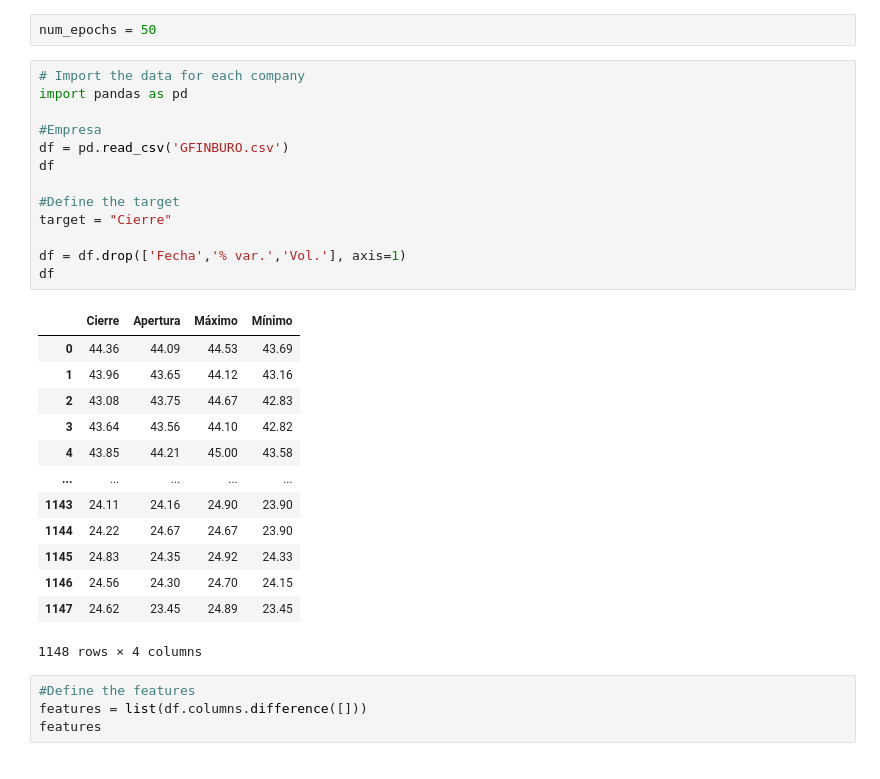
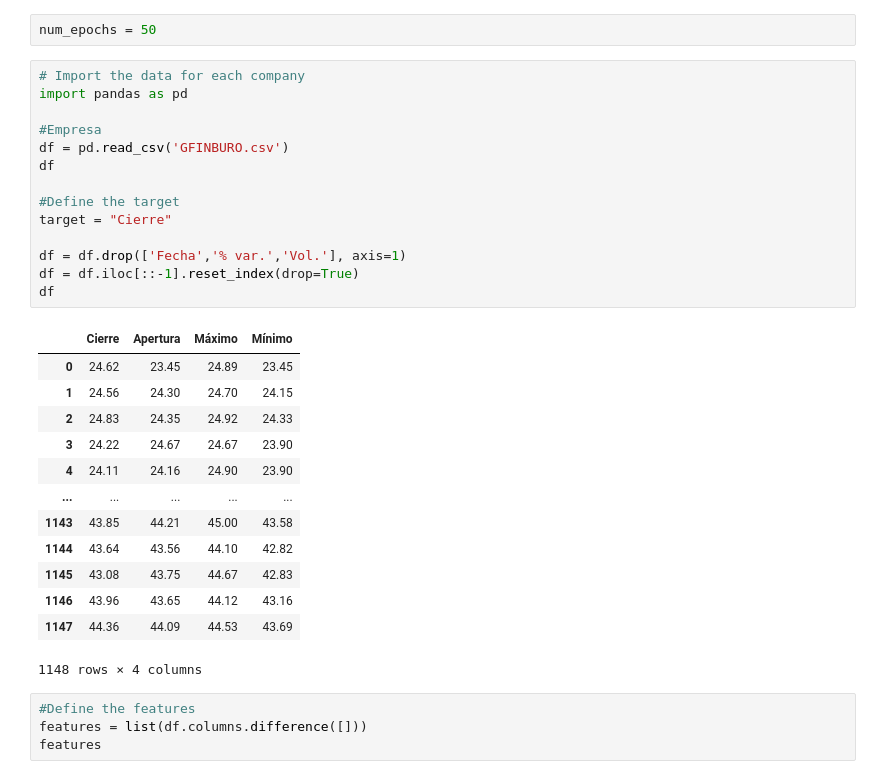
Before and after one commit to JordiFGonzalezC/QLSTM_Close, a Jupyter notebook: QLSTM-CierreForecasting-INBURSA.ipynb, the cells around one changed output. Drawn from its saved outputs; the diff is of its cells as text.

```diff
--- a/QLSTM-CierreForecasting-INBURSA.ipynb
+++ b/QLSTM-CierreForecasting-INBURSA.ipynb
@@ -3,29 +3,30 @@ num_epochs = 50
 # %%
 # Import the data for each company
 import pandas as pd
 
 #Empresa
 df = pd.read_csv('GFINBURO.csv')
 df
 
 #Define the target
 target = "Cierre"
 
 df = df.drop(['Fecha','% var.','Vol.'], axis=1)
+df = df.iloc[::-1].reset_index(drop=True)
 df
 # %% [output]
 |  | Cierre | Apertura | Máximo | Mínimo |
-| 0 | 44.36 | 44.09 | 44.53 | 43.69 |
-| 1 | 43.96 | 43.65 | 44.12 | 43.16 |
-| 2 | 43.08 | 43.75 | 44.67 | 42.83 |
-| 3 | 43.64 | 43.56 | 44.10 | 42.82 |
-| 4 | 43.85 | 44.21 | 45.00 | 43.58 |
+| 0 | 24.62 | 23.45 | 24.89 | 23.45 |
+| 1 | 24.56 | 24.30 | 24.70 | 24.15 |
+| 2 | 24.83 | 24.35 | 24.92 | 24.33 |
+| 3 | 24.22 | 24.67 | 24.67 | 23.90 |
+| 4 | 24.11 | 24.16 | 24.90 | 23.90 |
 | ... | ... | ... | ... | ... |
-| 1143 | 24.11 | 24.16 | 24.90 | 23.90 |
-| 1144 | 24.22 | 24.67 | 24.67 | 23.90 |
-| 1145 | 24.83 | 24.35 | 24.92 | 24.33 |
-| 1146 | 24.56 | 24.30 | 24.70 | 24.15 |
-| 1147 | 24.62 | 23.45 | 24.89 | 23.45 |
+| 1143 | 43.85 | 44.21 | 45.00 | 43.58 |
+| 1144 | 43.64 | 43.56 | 44.10 | 42.82 |
+| 1145 | 43.08 | 43.75 | 44.67 | 42.83 |
+| 1146 | 43.96 | 43.65 | 44.12 | 43.16 |
+| 1147 | 44.36 | 44.09 | 44.53 | 43.69 |
 1148 rows × 4 columns
 # %%
 #Define the features
```
Also changed, not shown: parts of 9 cells of this notebook, 10 other files.
